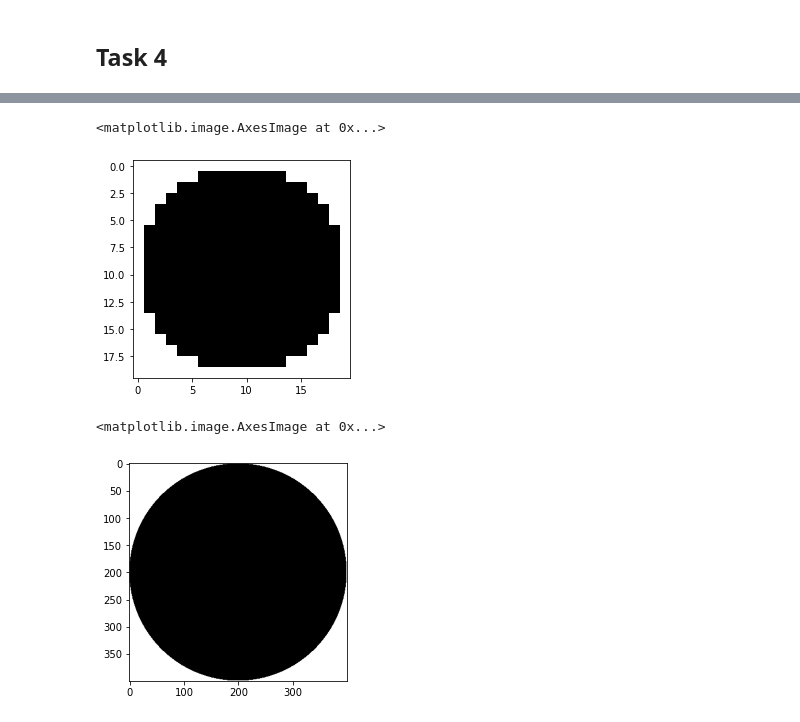
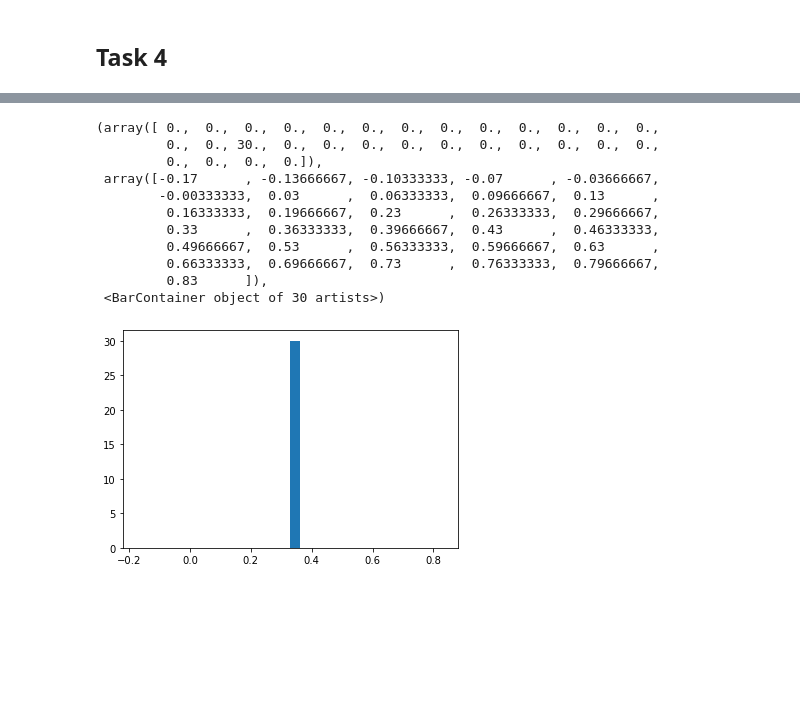
Before and after one commit to bahonya/DS, a Jupyter notebook: mlsec/mlsec2.ipynb, the cells around one changed output, grey strips where cells are left out. Cells and saved outputs as stored; diff of their text form; code cells hidden in the pictures; blank space fills up the shorter version.

```diff
--- a/mlsec/mlsec2.ipynb
+++ b/mlsec/mlsec2.ipynb
@@ -87,4 +139,5 @@ C(0.1, X, s=2.5)
 ## Task 4
 # %%
 X = np.random.normal(0.2, 1, 1000)
-def P(h, X, n, s = np.random.choice(S)):
+def P(h, X, n, s):
+    return (1/(h*n))*C(h, X, s)
@@ -121,10 +144,16 @@ plt.imshow(check_meshgrid_circle(10, 5.5), cmap='Greys')
-# %%
-plt.imshow(check_meshgrid_circle(20, 10), cmap='Greys')
-# %% [output]
-<matplotlib.image.AxesImage at 0x...>
-[figure, removed]
-# %%
-plt.imshow(check_meshgrid_circle(400, 200), cmap='Greys')
-# %% [output]
-<matplotlib.image.AxesImage at 0x...>
-[figure, removed]
+# %%
+h1 = P(0.1, X, 1000, S)
+plt.hist(h1, bins=30)
+# %% [output]
+(array([ 0.,  0.,  0.,  0.,  0.,  0.,  0.,  0.,  0.,  0.,  0.,  0.,  0.,
+         0.,  0., 30.,  0.,  0.,  0.,  0.,  0.,  0.,  0.,  0.,  0.,  0.,
+         0.,  0.,  0.,  0.]),
+ array([-0.17      , -0.13666667, -0.10333333, -0.07      , -0.03666667,
+        -0.00333333,  0.03      ,  0.06333333,  0.09666667,  0.13      ,
+         0.16333333,  0.19666667,  0.23      ,  0.26333333,  0.29666667,
+         0.33      ,  0.36333333,  0.39666667,  0.43      ,  0.46333333,
+         0.49666667,  0.53      ,  0.56333333,  0.59666667,  0.63      ,
+         0.66333333,  0.69666667,  0.73      ,  0.76333333,  0.79666667,
+         0.83      ]),
+ <BarContainer object of 30 artists>)
+[figure, added]
```
Also changed, not shown: parts of 15 cells of this notebook.
